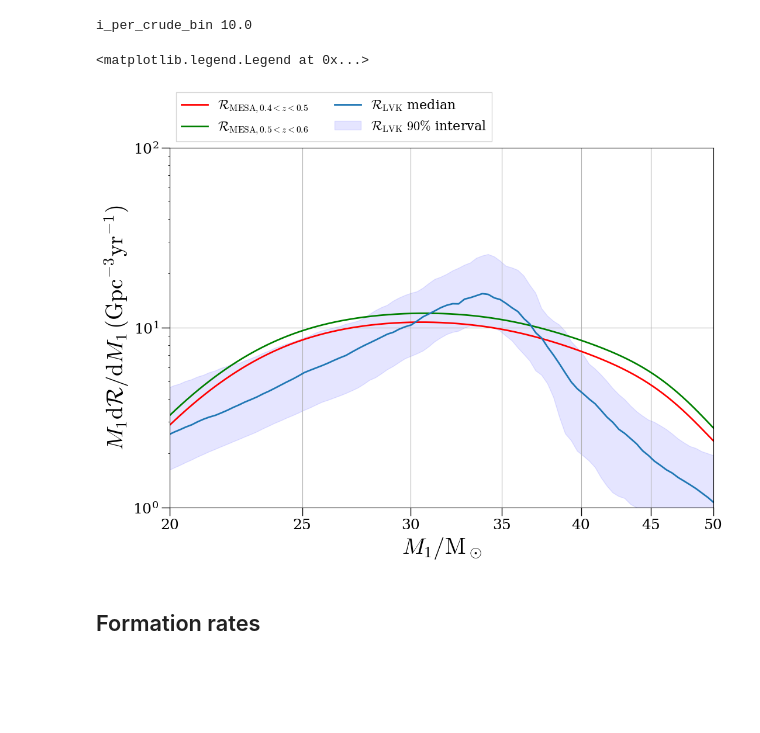
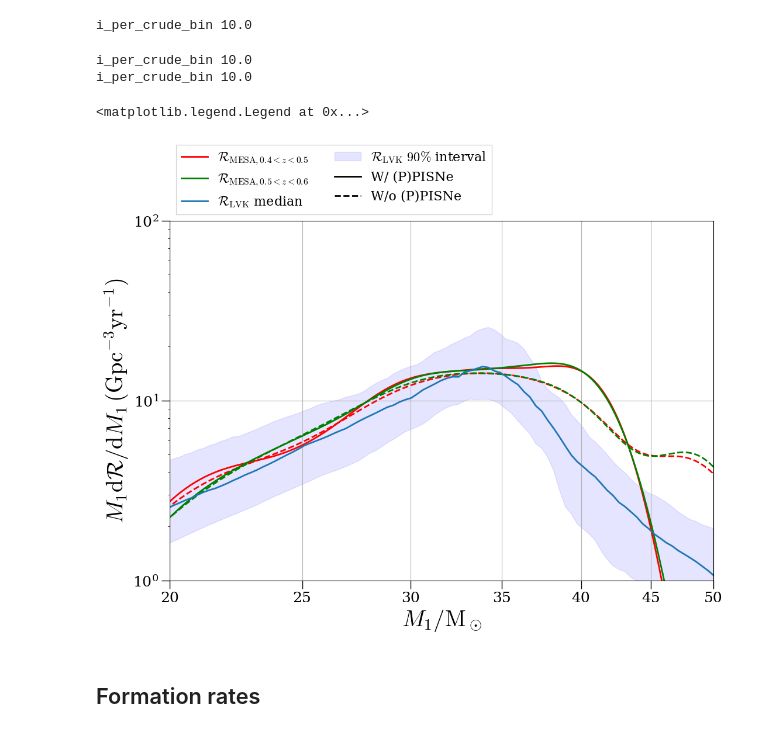
Before and after one commit to LucasMDeSa/35peak_che, a Jupyter notebook: development_notebooks/62_MergerRates.ipynb, the cells around one changed output. Saved outputs shown, nothing was run; the diff lists cells and outputs as text; code cells hidden in the pictures; blank space fills up the shorter version.

```diff
--- a/development_notebooks/62_MergerRates.ipynb
+++ b/development_notebooks/62_MergerRates.ipynb
@@ -62,0 +512,10 @@ We now define an adapted version of a function from CosmicIntegration.
+# %%
+redshifts, sfr, metallicities, dPdlogZ, merger_rate, formation_rate = get_merger_rates(full_arr, pop_arr)
+nopi_redshifts, nopi_sfr, nopi_metallicities, nopi_dPdlogZ, nopi_merger_rate, nopi_formation_rate = get_merger_rates(nopi_full_arr, nopi_pop_arr)
+
+step = np.diff(redshifts)[0]/2
+fine_redshift_bins = np.arange(0-step, 10+step*2, step)[::2]
+z_range = np.arange(0, 11, 1)
+all_merger_crude_rate = get_crude_rate_density(merger_rate, fine_redshift_bins, z_range)
+
+nopi_all_merger_crude_rate = get_crude_rate_density(merger_rate, fine_redshift_bins, z_range)
@@ -271,7 +792,7 @@ def calculate_redshift_related_params(max_redshift=10.0, max_redshift_detection=
     times = cosmology.age(redshifts).to(u.Myr).value
 
     # and time of first Sf
-    time_first_SF = cosmology.az_first_Sge(F).to(u.Myr).value
+    time_first_SF = cosmology.age(z_first_SF).to(u.Myr).value
 
     # convert redshifts to distances and ensure all distances are in Mpc (also avoid D=0 because division by 0)
     distances = cosmology.luminosity_distance(redshifts).to(u.Mpc).value
@@ -686,7 +1242,7 @@ ax.legend(frameon=True, fancybox=False, loc='lower left', bbox_to_anchor=(0, 1),
 # %%
 import h5py
 
-bump_data  = h5py.File(DATA_ROOT/'35peak_m1_data.h5', 'r')
+bump_data  = h5py.File(DATA_DIR/'35peak_m1_data.h5', 'r')
 # %%
 step = np.diff(redshifts)[0]/2
 fine_redshift_bins = np.arange(0-step, 10+step*2, step)[::2]
@@ -695,6 +1251,16 @@ z_range = np.arange(0, 10+0.1, 0.1)
 all_merger_crude_rate = get_crude_rate_density(merger_rate, fine_redshift_bins, z_range)
 # %% [output]
 i_per_crude_bin 10.0
+# %%
+step = np.diff(redshifts)[0]/2
+fine_redshift_bins = np.arange(0-step, 10+step*2, step)[::2]
+z_range = np.arange(0, 10+0.1, 0.1)
+all_merger_crude_rate = get_crude_rate_density(merger_rate, fine_redshift_bins, z_range)
+
+nopi_all_merger_crude_rate = get_crude_rate_density(merger_rate, fine_redshift_bins, z_range)
+# %% [output]
+i_per_crude_bin 10.0
+i_per_crude_bin 10.0
 # %%
 fig, ax = plt.subplots(figsize=(12,8))
 ax.grid(True, which='major', axis='y')
@@ -705,48 +1271,61 @@ for i in range(len(z_range)-1):
     indv_rates = all_merger_crude_rate[:,i]
     indv_masses = pop_arr[:, 3]
 
+    nopi_indv_rates = nopi_all_merger_crude_rate[:,i]
+    nopi_indv_masses = nopi_pop_arr[:, 3]
+
     hist, bins = np.histogram(indv_masses, weights=indv_rates, bins=100)
+    nopi_hist, nopi_bins = np.histogram(nopi_indv_masses, weights=nopi_indv_rates, bins=100)
     #ax.stairs(hist,bins)
     try:
         kde = gaussian_kde(indv_masses, weights=indv_rates, bw_method=0.3)
+        nopi_kde = gaussian_kde(nopi_indv_masses, weights=nopi_indv_rates, bw_method=0.3)
     except:
         print(i)
         continue
     else:
         norm = sum(hist)
+        nopi_norm = sum(nopi_hist)
 
         plot_x = np.arange(9, 100, 0.1)
         plot_y = kde.evaluate(plot_x) * sum(hist) * plot_x
+        nopi_plot_y = nopi_kde.evaluate(plot_x) * sum(nopi_hist) * plot_x
 
         if i == 4:
             ax.plot(np.log10(plot_x), plot_y, c='r', label='$\mathcal{R}_{\mathrm{MESA},0.4<z<0.5}$')
+            ax.plot(np.log10(plot_x), nopi_plot_y, c='r', ls='--')
         elif i == 5:
             ax.plot(np.log10(plot_x), plot_y, c='g', label='$\mathcal{R}_{\mathrm{MESA},0.5<z<0.6}$')
-
+            ax.plot(np.log10(plot_x), nopi_plot_y, c='g', ls='--')
     if i == 5:
         break
+
+
 
 
 ax.plot(np.log10(bump_data['ms']), np.array(bump_data['q50']), label='$\mathcal{R}_\mathrm{LVK}$ median')
 ax.fill_between(np.log10(bump_data['ms']), np.array(bump_data['q10']), np.array(bump_data['q90']), alpha=0.1, color='b', label='$\mathcal{R}_\mathrm{LVK}$ $90\%$ interval')
 
 ax.set_xlabel('$M_1/\mathrm{M}_\odot$')
 ax.set_ylabel('$M_1\mathrm{d}\mathcal{R}/\mathrm{d}M_1\,(\mathrm{Gpc}^{-3} \mathrm{yr}^{-1})$')
 ax.set_yscale('log')
 ax.set_xlim(np.log10(20), np.log10(50))
 xticks = np.log10(np.array([20, 25, 30, 35, 40, 45, 50]))
 ax.set_xticks(xticks)
 ax.set_xticklabels([f'{10**x:.0f}' for x in xticks])
 
 
 ax.set_ylim(1e0, 1e2)
+handles, labels = ax.get_legend_handles_labels()
+handles.append(ax.plot([], [], 'k-', label='W/ (P)PISNe')[0])
+handles.append(ax.plot([], [], 'k--', label='W/o (P)PISNe')[0])
 ax.legend(frameon=True, fancybox=False, loc='lower left', bbox_to_anchor=(0, 1), ncol=2, fontsize=16)
 #ax.vlines(35, 1e-5, 1e1, color='k', lw=0.8)
 #ax.set_xscale('log')
 #savefig(fig, 'mass_mrates')
 # %% [output]
 <matplotlib.legend.Legend at 0x...>
-[figure, old version]
+[figure, new version]
 # %% [markdown]
 ## Formation rates
 # %%
```
Also changed, not shown: parts of 17 cells of this notebook, 22 other files.
